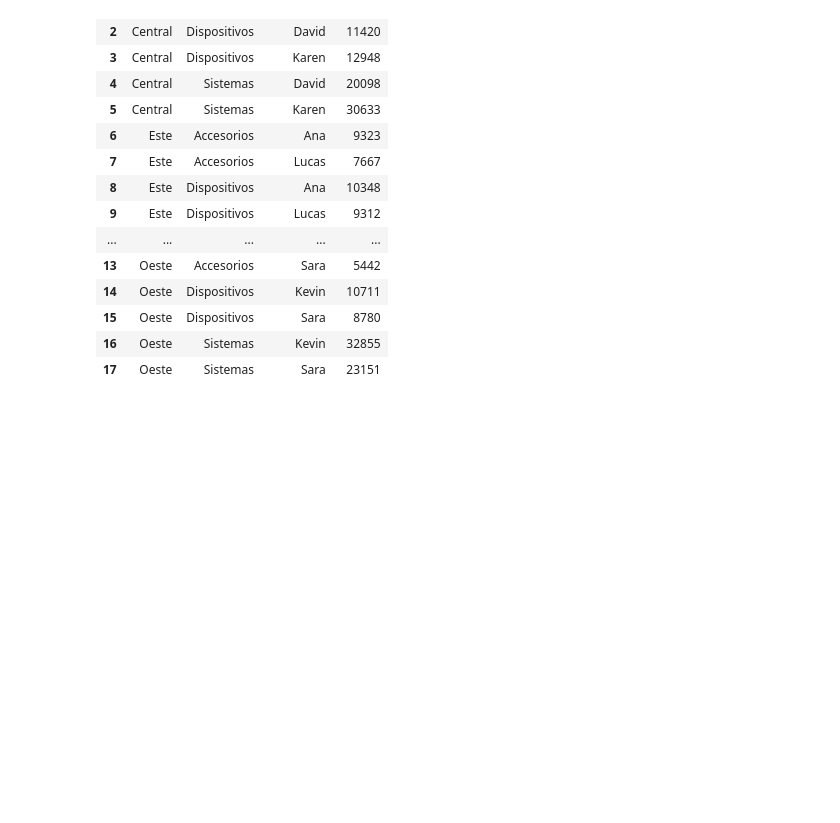
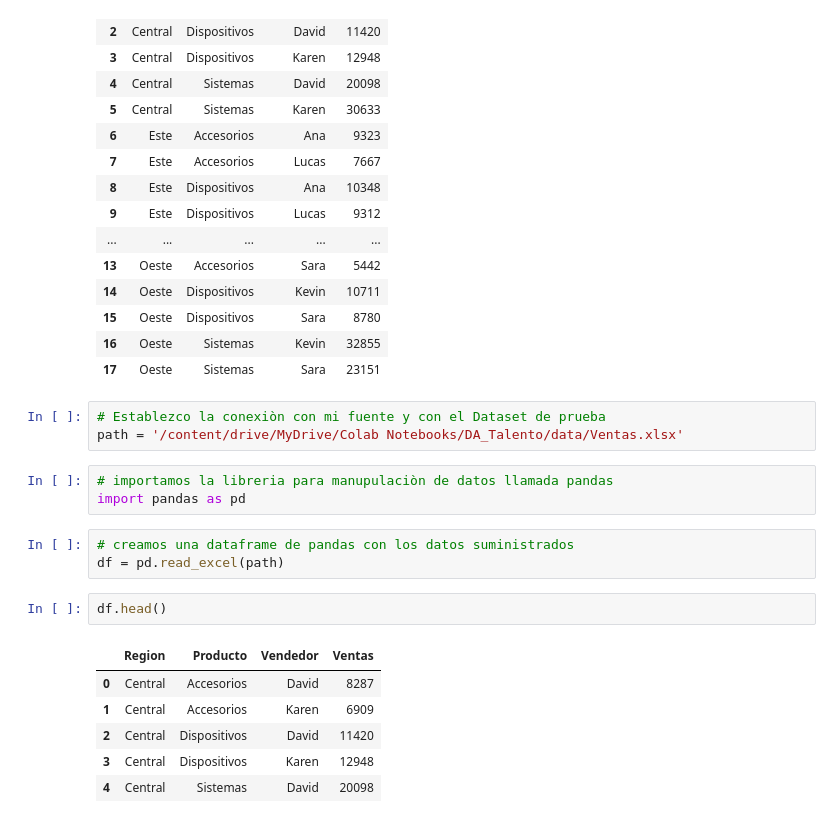
Before and after one commit to LPaolaDuarte/Talento-tech, a Jupyter notebook: Primera_Practica.ipynb, the cells around one changed output. Cells and saved outputs as stored; diff of their text form; blank space fills up the shorter version.

```diff
--- a/Primera_Practica.ipynb
+++ b/Primera_Practica.ipynb
@@ -54,3 +54,21 @@ df.head(18)
 | 15 | Oeste | Dispositivos | Sara | 8780 |
 | 16 | Oeste | Sistemas | Kevin | 32855 |
 | 17 | Oeste | Sistemas | Sara | 23151 |
+# %%
+# Establezco la conexiòn con mi fuente y con el Dataset de prueba
+path = '/content/drive/MyDrive/Colab Notebooks/DA_Talento/data/Ventas.xlsx'
+# %%
+# importamos la libreria para manupulaciòn de datos llamada pandas
+import pandas as pd
+# %%
+# creamos una dataframe de pandas con los datos suministrados
+df = pd.read_excel(path)
+# %%
+df.head()
+# %% [output]
+|  | Region | Producto | Vendedor | Ventas |
+| 0 | Central | Accesorios | David | 8287 |
+| 1 | Central | Accesorios | Karen | 6909 |
+| 2 | Central | Dispositivos | David | 11420 |
+| 3 | Central | Dispositivos | Karen | 12948 |
+| 4 | Central | Sistemas | David | 20098 |
```
Also changed, not shown: parts of 9 cells of this notebook.
